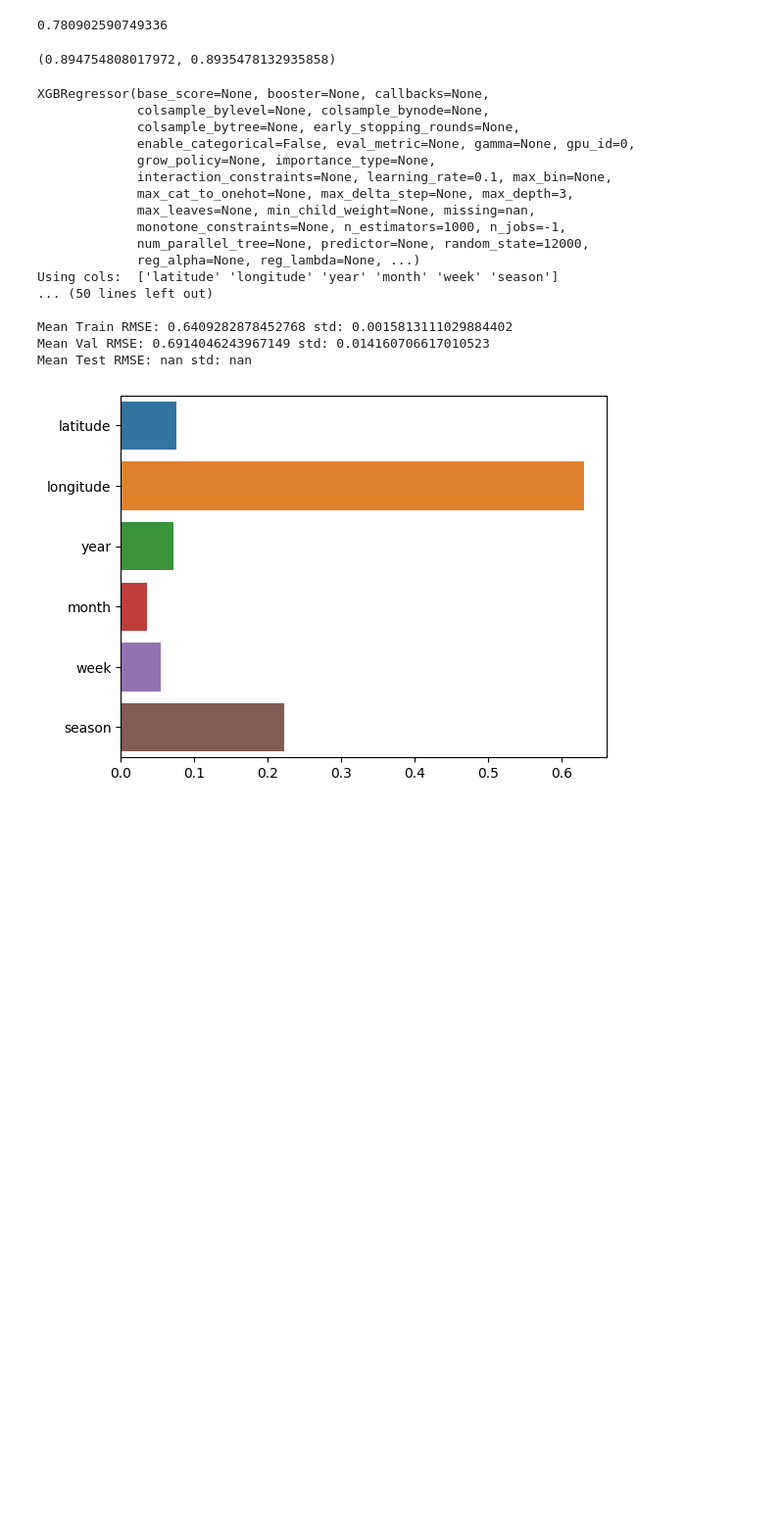
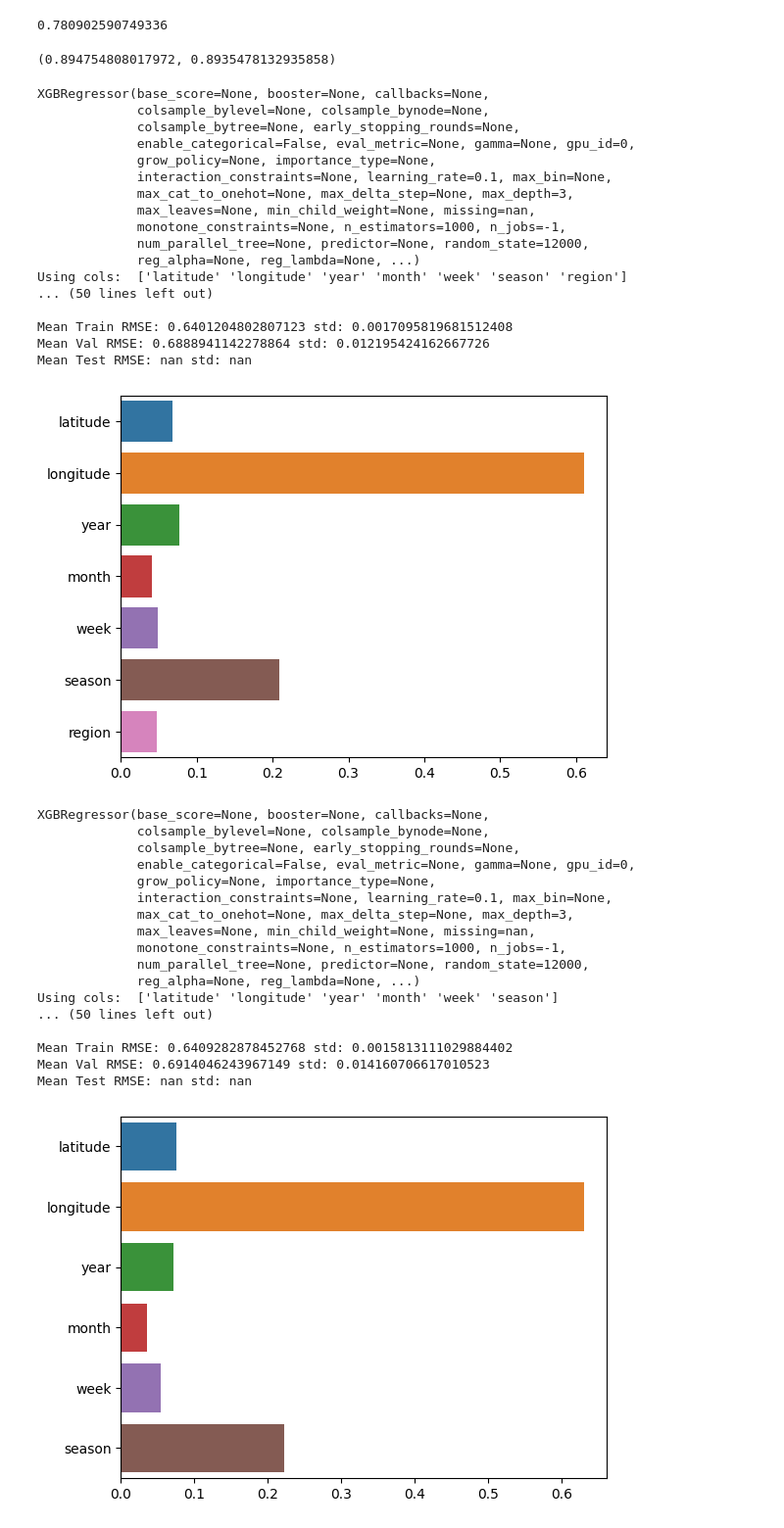
Before and after one commit to k-loki/Algal-bloom-Identification, a Jupyter notebook: notebooks/mt_data_again.ipynb, the cells around one changed output. Shown at 98% size. Saved outputs shown, nothing was run; the diff lists cells and outputs as text; code cells hidden in the pictures; blank space fills up the shorter version.

```diff
--- a/notebooks/mt_data_again.ipynb
+++ b/notebooks/mt_data_again.ipynb
@@ -474,6 +474,40 @@ Mean Test RMSE: 0.0 std: 0.0
 rmse(train_data.region.map(reg_sev_map), train_data.severity), rmse(X_train.region, y_train) #  --> nah...
 # %% [output]
 (0.894754808017972, 0.8935478132935858)
+# %%
+reg_map = {
+    'south' : 0,
+    'northeast' : 1,
+    'west' : 2,
+    'midwest' : 3
+}
+# %%
+X_train.region = tr_data.region.map(reg_map)
+# %%
+#  with region as int
+xgb = XGBRegressor(n_estimators=1000, max_depth=3, learning_rate=0.1, n_jobs=-1, random_state=12_000, tree_method='gpu_hist', gpu_id=0)
+print(xgb)
+
+cv_it(model=xgb, X_train=X_train, y_train=y_train, X_test=None, y_test=None, splits=10, cv_predict=False)
+# %% [output]
+XGBRegressor(base_score=None, booster=None, callbacks=None,
+             colsample_bylevel=None, colsample_bynode=None,
+             colsample_bytree=None, early_stopping_rounds=None,
+             enable_categorical=False, eval_metric=None, gamma=None, gpu_id=0,
+             grow_policy=None, importance_type=None,
+             interaction_constraints=None, learning_rate=0.1, max_bin=None,
+             max_cat_to_onehot=None, max_delta_step=None, max_depth=3,
+             max_leaves=None, min_child_weight=None, missing=nan,
+             monotone_constraints=None, n_estimators=1000, n_jobs=-1,
+             num_parallel_tree=None, predictor=None, random_state=12000,
+             reg_alpha=None, reg_lambda=None, ...)
+Using cols:  ['latitude' 'longitude' 'year' 'month' 'week' 'season' 'region']
+... (50 lines left out)
+
+Mean Train RMSE: 0.6401204802807123 std: 0.0017095819681512408
+Mean Val RMSE: 0.6888941142278864 std: 0.012195424162667726
+Mean Test RMSE: nan std: nan
+[figure, added]
 # %%
 # without region
 
```
